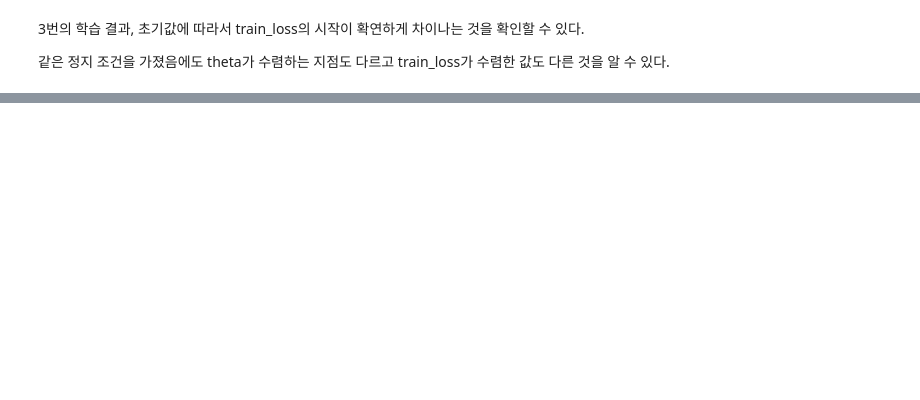
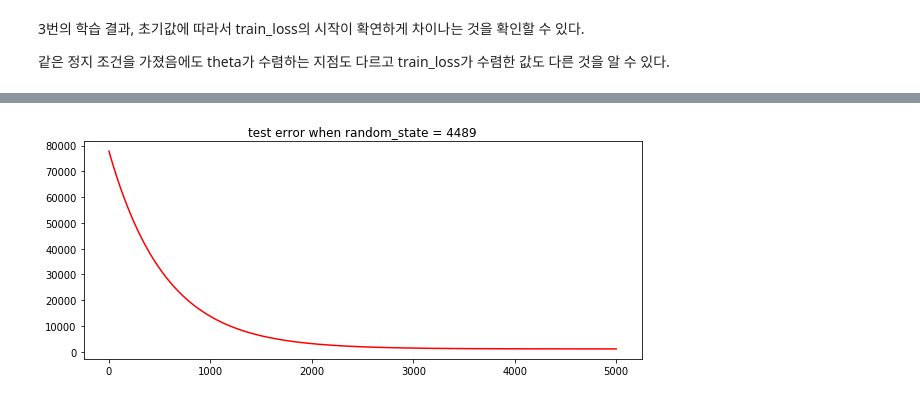
Before and after one commit to BaeHyungjun/2020-1-MachineLearning, a Jupyter notebook: 20152410_배형준_머신러닝_과제4.ipynb, the cells around one changed output, grey strips where cells are left out. Drawn from its saved outputs; the diff is of its cells as text; code cells hidden in the pictures; blank space fills up the shorter version.

```diff
--- a/20152410_배형준_머신러닝_과제4.ipynb
+++ b/20152410_배형준_머신러닝_과제4.ipynb
@@ -317,0 +327,7 @@ random_state가 241일 때 학습은 5001번 반복했고 최종 train_loss는 8
+# %%
+plt.figure(figsize=(10, 4))
+plt.plot(list_test_loss_4489, 'r')
+plt.title('test error when random_state = 4489')
+plt.show()
+# %% [output]
+[figure, added]
```
Also changed, not shown: parts of 13 cells of this notebook.
